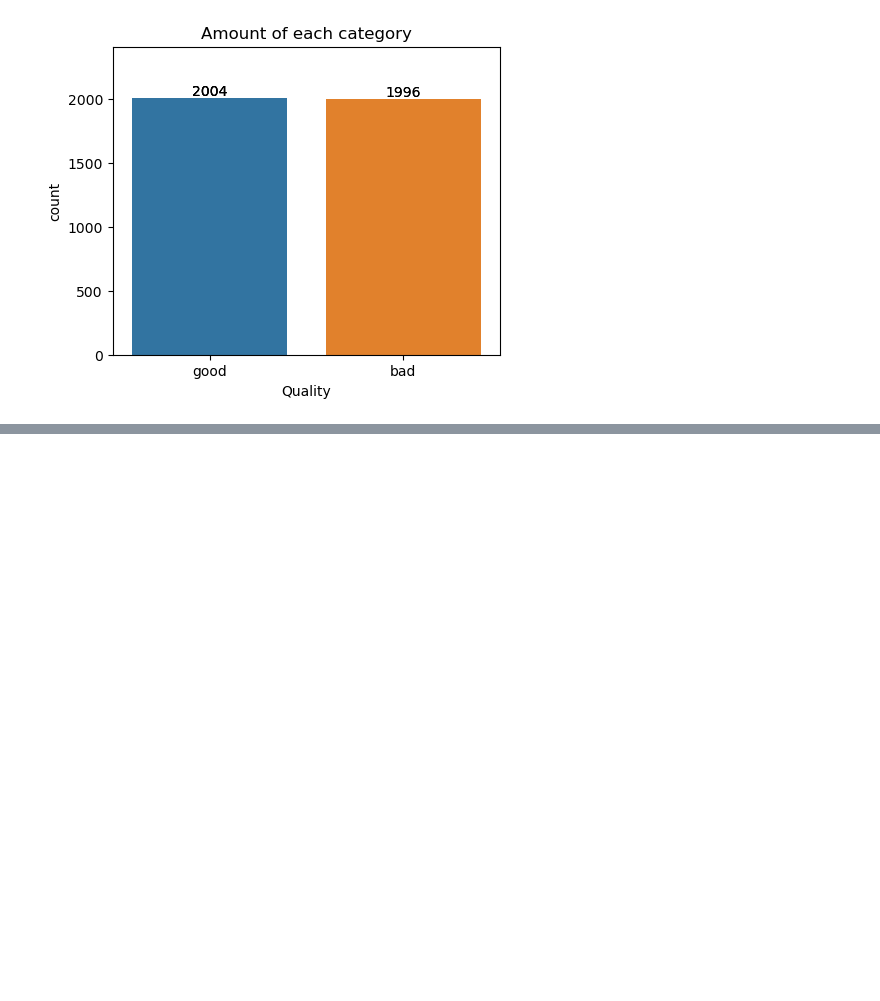
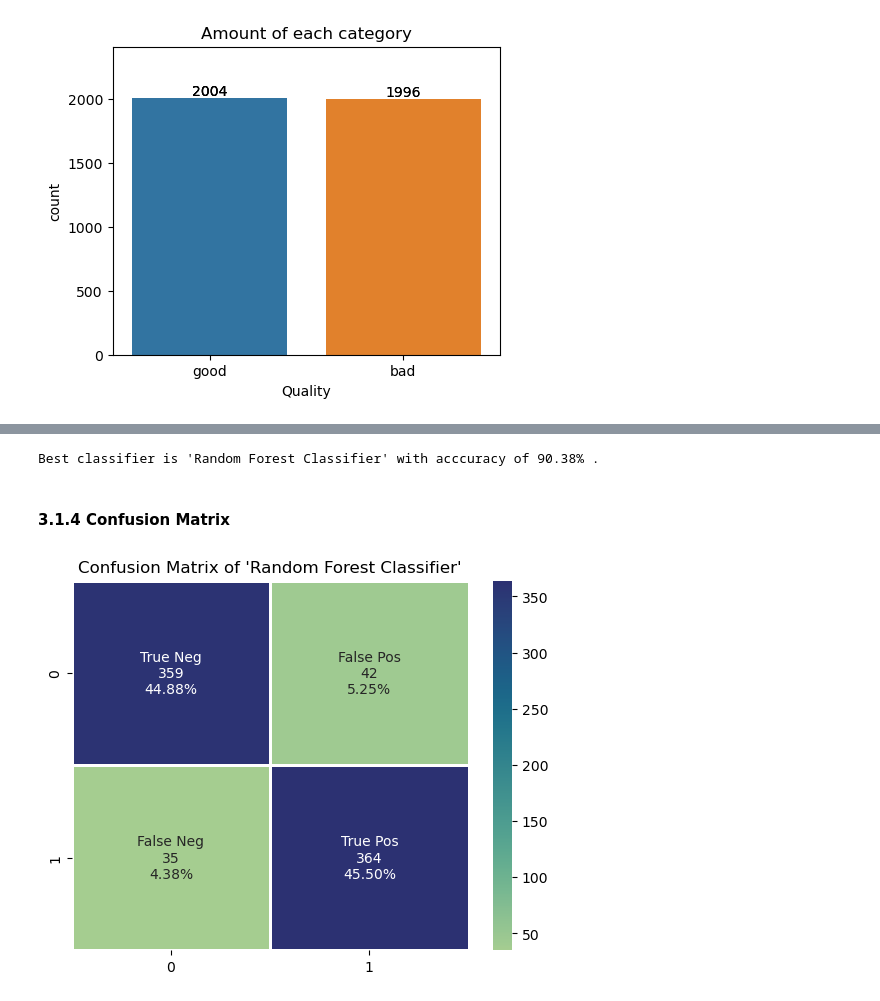
Before and after one commit to efkas18/simulations-ml-dl, a Jupyter notebook: Apple Quality/models.ipynb, the cells around one changed output, grey strips where cells are left out. Cells and saved outputs as stored; diff of their text form; code cells hidden in the pictures; blank space fills up the shorter version.

```diff
--- a/Apple Quality/models.ipynb
+++ b/Apple Quality/models.ipynb
@@ -104,0 +124,3 @@ plt.ylim(0, round(y_max + (y_max * 0.2)));
+# %%
+from sklearn.model_selection import train_test_split
+X_train, X_test, y_train, y_test = train_test_split(X, y, test_size = 0.2, random_state = 42)
@@ -104,0 +157,5 @@ plt.ylim(0, round(y_max + (y_max * 0.2)));
+# %%
+X_train = X_train.astype(float)
+X_test = X_test.astype(float)
+y_train = y_train.astype(float)
+y_test = y_test.astype(float)
@@ -104,0 +201,21 @@ plt.ylim(0, round(y_max + (y_max * 0.2)));
+# %%
+from sklearn.metrics import accuracy_score, f1_score, precision_score, recall_score
+
+# Initializes an empty list to store results.
+results = []
+for name, classifier in classifiers.items():
+    classifier.fit(X_train, y_train)
+    y_pred = classifier.predict(X_test)
+
+    # Calcualating the metrics to evaluate the succession of each classifier.
+    res = hf.classfier_results(y_true = y_test, y_pred = y_pred)
+    results.append({
+        "classifier": name,
+        "accuracy": res[0],
+        "f1-Score": res[1],
+        "precision": res[2],
+        "recall": res[3],
+        "y_pred": y_pred
+    })
+
+df_results = pd.DataFrame(results)
@@ -104,0 +242,17 @@ plt.ylim(0, round(y_max + (y_max * 0.2)));
+# %%
+best_classifier = ""
+accuracy = -1.0
+for index, row in df_results.iterrows():
+    if accuracy < row["accuracy"]:
+        accuracy = row["accuracy"]
+        best_classifier = index
+
+print(f"Best classifier is '{df_results["classifier"][best_classifier]}' with acccuracy of {round(df_results["accuracy"][best_classifier] * 100, 2)}% .")
+# %% [output]
+Best classifier is 'Random Forest Classifier' with acccuracy of 90.38% .
+# %% [markdown]
+#### 3.1.4 Confusion Matrix
+# %%
+hf.custom_confusion_matrix(y_test, df_results['y_pred'][best_classifier], title = f"Confusion Matrix of '{df_results["classifier"][best_classifier]}'")
+# %% [output]
+[figure, added]
```
Also changed, not shown: parts of 47 cells of this notebook, 1 other file.
